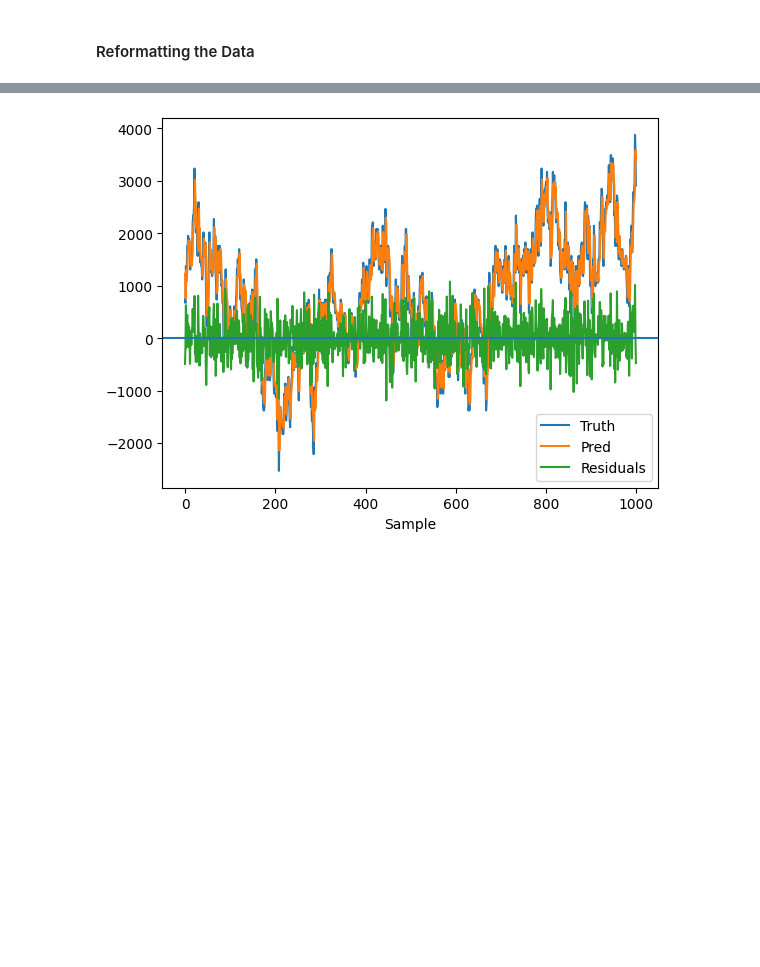
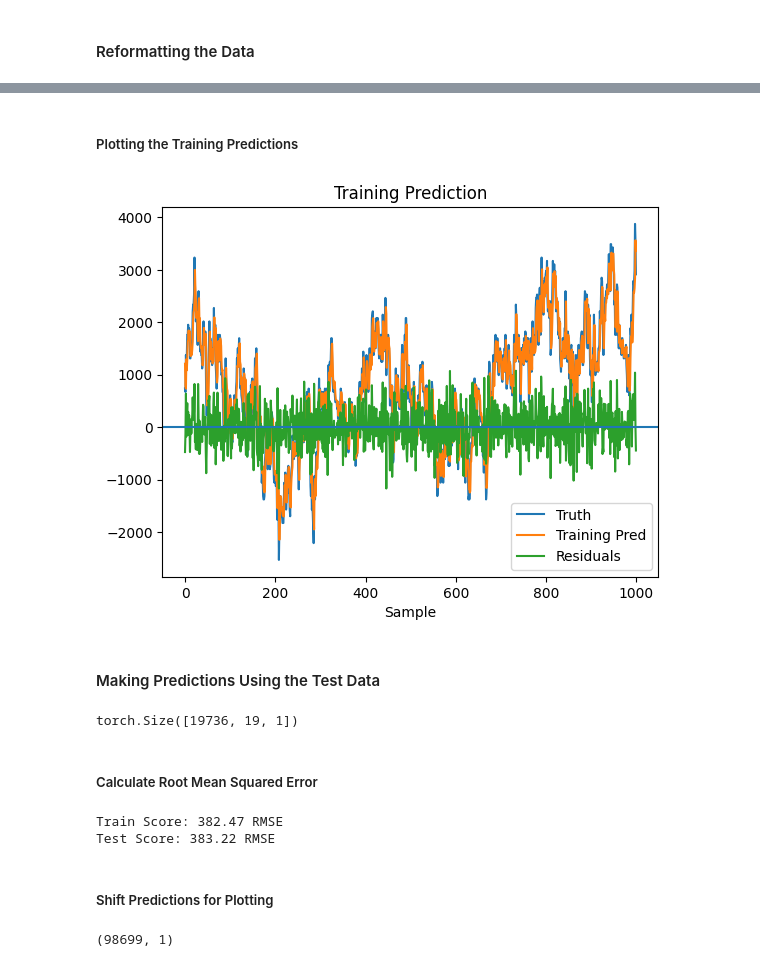
Before and after one commit to efwoods/Neuralink-Compression-Challenge, a Jupyter notebook: analysis/tutorials/gru_time_series_forecasting.ipynb, the cells around one changed output, grey strips where cells are left out. Saved outputs shown, nothing was run; the diff lists cells and outputs as text; code cells hidden in the pictures; blank space fills up the shorter version.

Commit message:
Updated the neural network to create training predictions; Investigated results

```diff
--- a/analysis/tutorials/gru_time_series_forecasting.ipynb
+++ b/analysis/tutorials/gru_time_series_forecasting.ipynb
@@ -22,12 +22,15 @@ import math
 from scipy.io import wavfile
 # %% [markdown]
 ### Function Definitions
+# %%
+WINDOW_SIZE = 200
 # %%
 def create_train_test_set(data, window_size):
     raw_data = data.to_numpy()  # convert to numpy array
     data = []
 
-    # create all possible sequences of length window_size
+    # create all possible sequences of length window_size using the
+    # sliding window method
     for current_index in range(len(raw_data) - window_size):
         data.append(raw_data[current_index : current_index + window_size])
 
@@ -38,8 +41,8 @@ def create_train_test_set(data, window_size):
     x_train = data[:train_set_size, :-1, :]
     y_train = data[:train_set_size, -1, :]
 
-    x_test = data[train_set_size, :-1]
-    y_test = data[train_set_size, -1, :]
+    x_test = data[train_set_size:, :-1]
+    y_test = data[train_set_size:, -1, :]
 
     return [x_train, y_train, x_test, y_test]
 # %%
@@ -74,7 +77,7 @@ df["Amplitude"] = scaler.fit_transform(df["Amplitude"].values.reshape(-1, 1))
 # %% [markdown]
 ### Splitting the Data into Training & Testing Sets
 # %%
-x_train, y_train, x_test, y_test = create_train_test_set(df, window_size=20)
+x_train, y_train, x_test, y_test = create_train_test_set(df, window_size=WINDOW_SIZE)
 # %%
 x_train = torch.from_numpy(x_train).type(torch.Tensor)
 x_test = torch.from_numpy(x_test).type(torch.Tensor)
@@ -149,0 +135,6 @@ result_df["Residuals"] = result_df["Truth"] - result_df["Pred"]
+# %%
+result_df = pd.concat([original, predict], axis=1)
+result_df.columns = ["Truth", "Training Pred"]
+result_df.index.name = "Sample"
+result_df["Residuals"] = result_df["Truth"] - result_df["Training Pred"]
+result_df.head()
@@ -177,6 +170,15 @@ result_df.loc[(result_df["Residuals"] > -10) & (result_df["Residuals"] < 10)]
+# %% [markdown]
+##### Plotting the Training Predictions
 # %%
 result_df.head(1000).plot()
 plt.axhline(y=0)
+plt.title("Training Prediction")
 plt.show()
 # %% [output]
-[figure, old version]
+[figure, new version]
+# %% [markdown]
+#### Making Predictions Using the Test Data
+# %%
+x_test.shape
+# %% [output]
+torch.Size([19736, 19, 1])
@@ -182,0 +194,14 @@ plt.show()
+# %% [markdown]
+##### Calculate Root Mean Squared Error
+# %%
+trainScore = math.sqrt(mean_squared_error(y_train[:, 0], y_train_pred[:, 0]))
+print("Train Score: %.2f RMSE" % (trainScore))
+testScore = math.sqrt(mean_squared_error(y_test[:, 0], y_test_pred[:, 0]))
+print("Test Score: %.2f RMSE" % (testScore))
+gru.append(trainScore)
+gru.append(testScore)
+# %% [output]
+Train Score: 382.47 RMSE
+Test Score: 383.22 RMSE
+# %% [markdown]
+##### Shift Predictions for Plotting
@@ -182,0 +210,4 @@ plt.show()
+# %%
+trainPredictPlot.shape
+# %% [output]
+(98699, 1)
```
Also changed, not shown: parts of 32 cells of this notebook, 1 other file.
